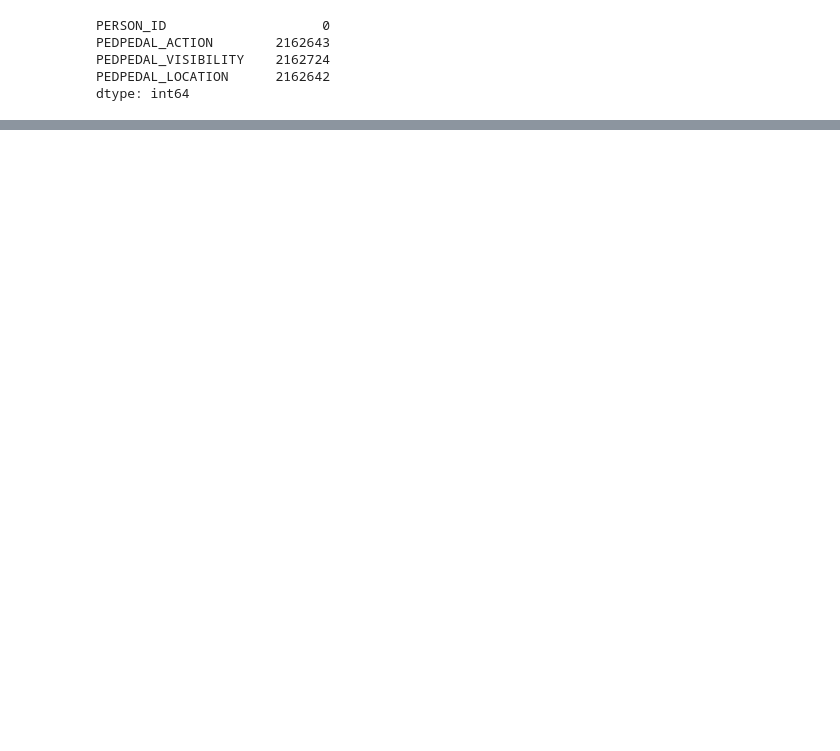
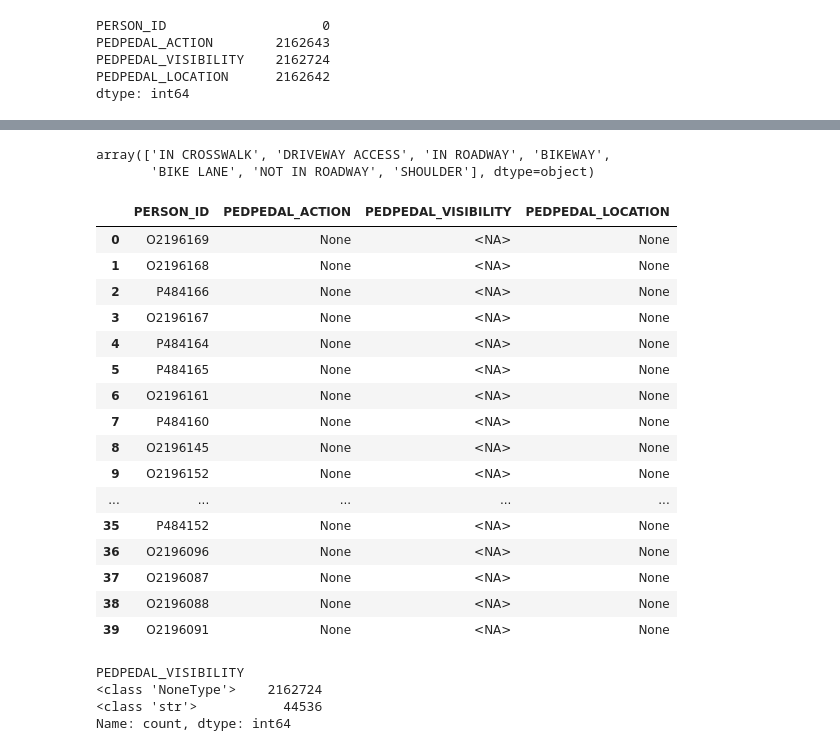
Before and after one commit to alo54/Proyecto-Bases-de-Datos, a Jupyter notebook: Pedestrian_info.ipynb, the cells around one changed output, grey strips where cells are left out. Drawn from its saved outputs; the diff is of its cells as text; code cells hidden in the pictures; blank space fills up the shorter version.

```diff
--- a/Pedestrian_info.ipynb
+++ b/Pedestrian_info.ipynb
@@ -143,0 +304,25 @@ dtype: int64
+# %%
+pedestrian_info['PEDPEDAL_LOCATION'].dropna().unique()[:20]
+# %% [output]
+array(['IN CROSSWALK', 'DRIVEWAY ACCESS', 'IN ROADWAY', 'BIKEWAY',
+       'BIKE LANE', 'NOT IN ROADWAY', 'SHOULDER'], dtype=object)
+# %%
+pedestrian_info.head(40)
+# %% [output]
+|  | PERSON_ID | PEDPEDAL_ACTION | PEDPEDAL_VISIBILITY | PEDPEDAL_LOCATION |
+| 0 | O2196169 | None | <NA> | None |
+| 1 | O2196168 | None | <NA> | None |
+| 2 | P484166 | None | <NA> | None |
+| 3 | O2196167 | None | <NA> | None |
+| 4 | P484164 | None | <NA> | None |
+| 5 | P484165 | None | <NA> | None |
+| 6 | O2196161 | None | <NA> | None |
+| 7 | P484160 | None | <NA> | None |
+| 8 | O2196145 | None | <NA> | None |
+| 9 | O2196152 | None | <NA> | None |
+| ... | ... | ... | ... | ... |
+| 35 | P484152 | None | <NA> | None |
+| 36 | O2196096 | None | <NA> | None |
+| 37 | O2196087 | None | <NA> | None |
+| 38 | O2196088 | None | <NA> | None |
+| 39 | O2196091 | None | <NA> | None |
@@ -144 +343,10 @@ dtype: int64
+# %%
+pedestrian_info.head(40)
+
+pedestrian_info['PEDPEDAL_VISIBILITY'].map(type).value_counts()
+# %% [output]
+PEDPEDAL_VISIBILITY
+<class 'NoneType'>    2162724
+<class 'str'>           44536
+Name: count, dtype: int64
 # %%
```
Also changed, not shown: parts of 29 cells of this notebook.
